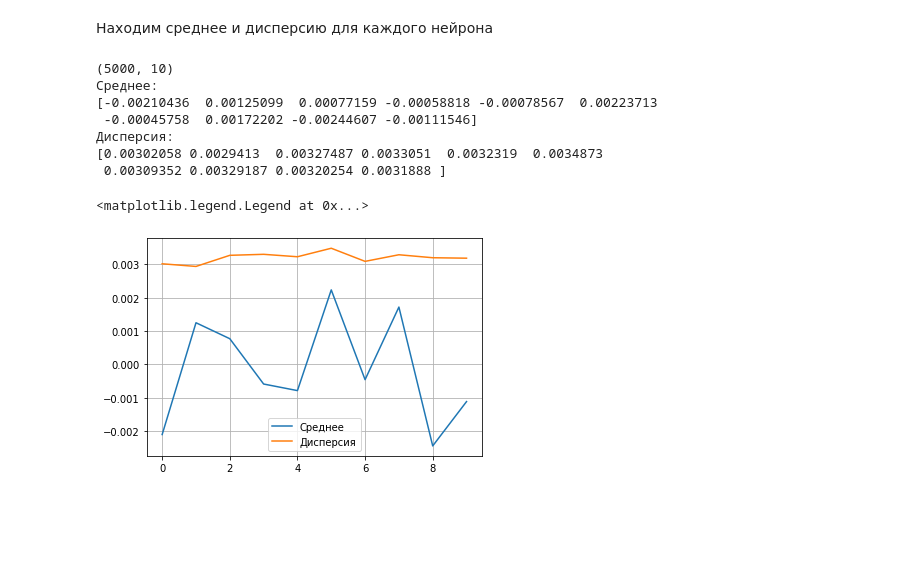
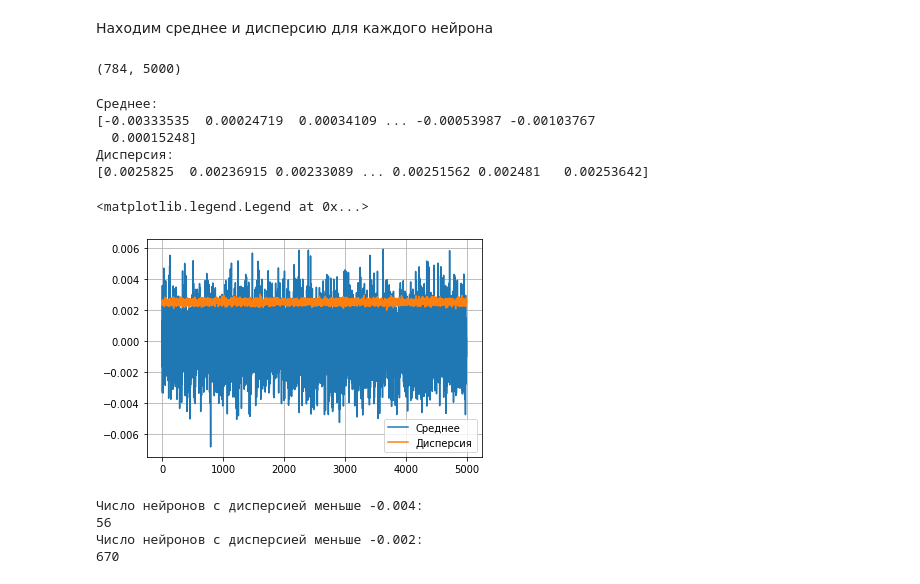
Before and after one commit to helenross636/magic_season, a Jupyter notebook: Everage+dispers.ipynb, the cells around one changed output. Saved outputs shown, nothing was run; the diff lists cells and outputs as text; code cells hidden in the pictures; blank space fills up the shorter version.

```diff
--- a/Everage+dispers.ipynb
+++ b/Everage+dispers.ipynb
@@ -170,3 +170,7 @@ out layer: max = 85.4695,
 [figure]
 # %% [markdown]
 Находим среднее и дисперсию для каждого нейрона
+# %%
+weight_origin2=model.layers[0].get_weights()[0]#.flatten()
+print(weight_origin2.shape)
+#(784, 15) - 10 нейронов по 784 связей
@@ -352,3 +372,7 @@ out layer: max = 0.2715,
 [figure]
 # %% [markdown]
 Находим среднее и дисперсию для каждого нейрона
+# %%
+weight_origin2=model2.layers[0].get_weights()[0]#.flatten()
+print(weight_origin2.shape)
+#(784, 1500) - 1500 нейронов по 784 связей
@@ -529,43 +564,58 @@ out layer: max = 0.1245,
 [figure]
 # %% [markdown]
 Находим среднее и дисперсию для каждого нейрона
+# %%
+weight_origin2=model3.layers[0].get_weights()[0]#.flatten()
+print(weight_origin2.shape)
+#(784, 5000) - 5000 нейронов по 784 связей
+# %% [output]
+(784, 5000)
 # %%
-weight_origin2=model3.layers[1].get_weights()[0]#.flatten()
-print(weight_origin2.shape)
-#(5000,10) - 10 нейронов по 1500 связей
-aver = np.empty(10) #средние значения
-disp = np.empty(10) #дисперсии
-x = range(10)
+aver = np.empty(5000) #средние значения
+disp = np.empty(5000) #дисперсии
+x = range(5000)
 
-for i in range(10):
+for i in range(5000):
   av = 0
-  for j in range(5000):
+  for j in range(784):
     av = av + weight_origin2[j][i]
-  aver[i] = av/5000
+  aver[i] = av/784
 
-for i in range(10):
+for i in range(5000):
   temp = 0
-  for j in range(5000):
+  for j in range(784):
     temp = temp + (weight_origin2[j][i] - aver[i])*(weight_origin2[j][i] - aver[i])
-  disp[i] = temp/5000
+  disp[i] = temp/784
 
 print("Среднее:")
 print(aver)
 print("Дисперсия:")
 print(disp)
 
 plt.plot(x,aver, label = u'Среднее')
 plt.plot(x,disp, label = u'Дисперсия')
 
 plt.grid(True)
 plt.legend()
 # %% [output]
-(5000, 10)
 Среднее:
-[-0.00210436  0.00125099  0.00077159 -0.00058818 -0.00078567  0.00223713
- -0.00045758  0.00172202 -0.00244607 -0.00111546]
+[-0.00333535  0.00024719  0.00034109 ... -0.00053987 -0.00103767
+  0.00015248]
 Дисперсия:
-[0.00302058 0.0029413  0.00327487 0.0033051  0.0032319  0.0034873
- 0.00309352 0.00329187 0.00320254 0.0031888 ]
+[0.0025825  0.00236915 0.00233089 ... 0.00251562 0.002481   0.00253642]
 <matplotlib.legend.Legend at 0x...>
-[figure, old version]
+[figure, new version]
+# %%
+T0 = -0.004
+T1 = -0.002
+small_aver0 = sum(aver <= T0)
+small_aver1 = sum(aver <= T1)
+print("Число нейронов с дисперсией меньше -0.004: ")
+print(small_aver0)
+print("Число нейронов с дисперсией меньше -0.002: ")
+print(small_aver1)
+# %% [output]
+Число нейронов с дисперсией меньше -0.004:
+56
+Число нейронов с дисперсией меньше -0.002:
+670
```
Also changed, not shown: parts of 9 cells of this notebook.
